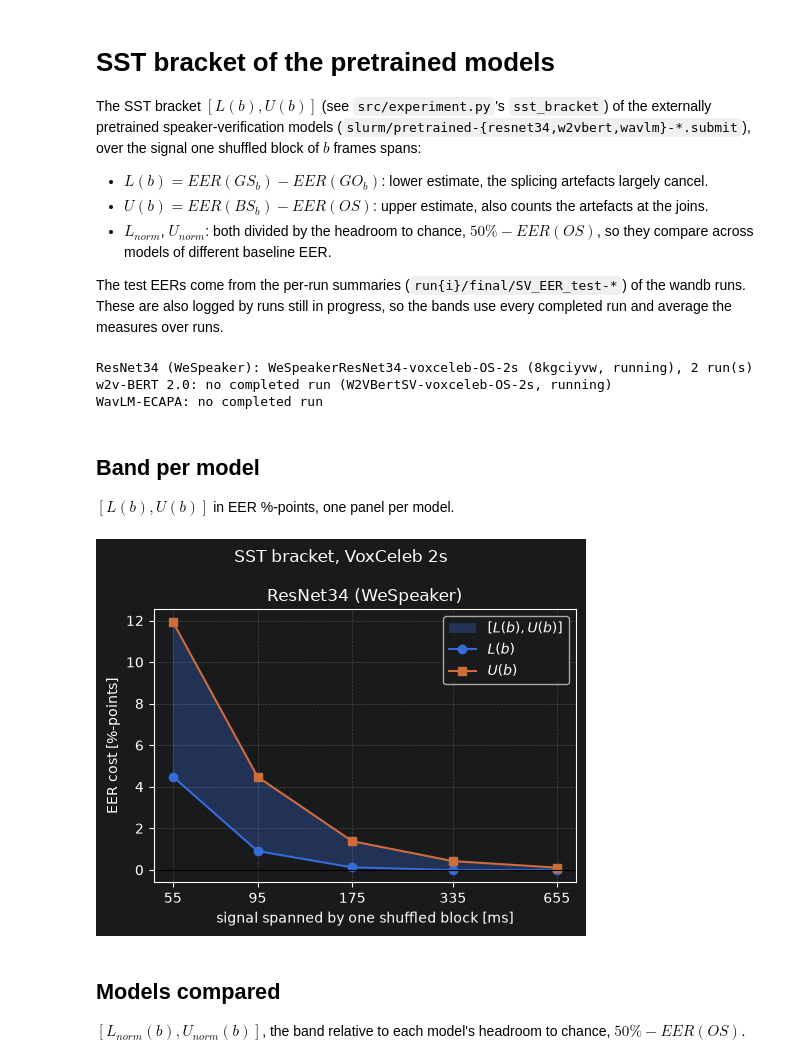
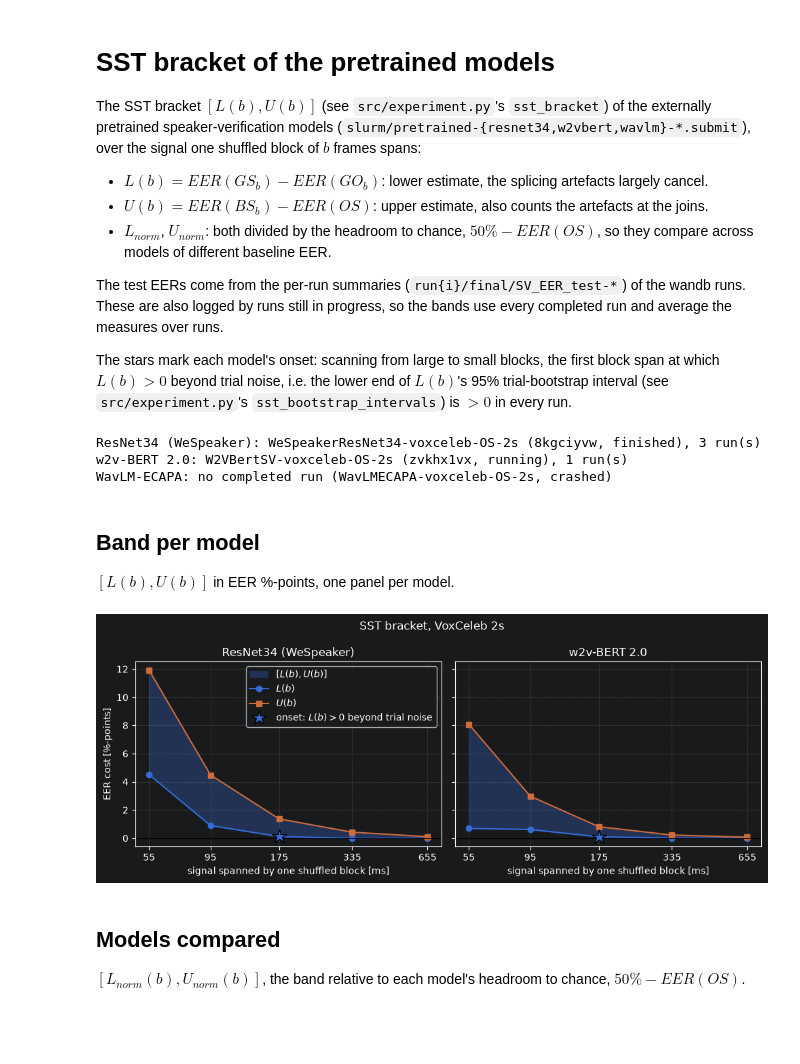
Before and after one commit to sage-diarization/Speaker-Recognition-Supra-Segmental-Temporal-Features, a Jupyter notebook: doc/sst-bracket-pretrained.ipynb, the cells around one changed output. Saved outputs shown, nothing was run; the diff lists cells and outputs as text; code cells hidden in the pictures; blank space fills up the shorter version.

```diff
--- a/doc/sst-bracket-pretrained.ipynb
+++ b/doc/sst-bracket-pretrained.ipynb
@@ -8,6 +8,8 @@ The SST bracket $[L(b), U(b)]$ (see `src/experiment.py`'s `sst_bracket`) of the
 - $L_{norm}$, $U_{norm}$: both divided by the headroom to chance, $50\% - EER(OS)$, so they compare across models of different baseline EER.
 
 The test EERs come from the per-run summaries (`run{i}/final/SV_EER_test-*`) of the wandb runs. These are also logged by runs still in progress, so the bands use every completed run and average the measures over runs.
+
+The stars mark each model's onset: scanning from large to small blocks, the first block span at which $L(b) > 0$ beyond trial noise, i.e. the lower end of $L(b)$'s 95% trial-bootstrap interval (see `src/experiment.py`'s `sst_bootstrap_intervals`) is $> 0$ in every run.
 # %%
 import sys
 from dataclasses import fields
@@ -32,11 +34,14 @@ MODELS = {  # label: model.type
     "WavLM-ECAPA": "WavLMECAPA",
 }
 # %%
-def fetch_bracket(api, model_type):
-    """SST measures of the latest wandb run of model_type: {measure: (block
-    span [ms], mean over runs [%-points or %])}, and the run. None if there is
+def fetch_bracket(api, model_type, variant):
+    """SST measures of the latest wandb run of model_type and variant: {measure: (block
+    span [ms], mean over runs [%-points or %])}, plus "GO"/"GS": (block span [ms],
+    EER(GO_b)/EER(GS_b) [%], "OS": EER(OS) [%] and "onset": the largest
+    block span [ms] at which L(b) > 0 holds beyond trial noise (see
+    mark_onset), and the run. None if there is
     no run, or it hasn't completed a run yet."""
-    runs = api.runs(WANDB_PATH, filters={"display_name": f"{model_type}-voxceleb-OS-{VARIANT}"}, order="-created_at")
+    runs = api.runs(WANDB_PATH, filters={"display_name": f"{model_type}-voxceleb-OS-{variant}"}, order="-created_at")
     if not runs:
         return None, None
     run = runs[0]
@@ -57,23 +62,51 @@ def fetch_bracket(api, model_type):
         for measure in per_run[0]:
             mean = np.mean([values[measure] for values in per_run]) * 100
             measures.setdefault(measure, []).append((transformation.block_span_s(block_size) * 1000, mean))
-    return {measure: tuple(np.array(v) for v in zip(*points)) for measure, points in measures.items()}, (run, len(run_eers))
+        for strategy in ("GO", "GS"):
+            if all(f"{strategy}{block_size}" in eers for eers in run_eers.values()):
+                mean = np.mean([eers[f"{strategy}{block_size}"] for eers in run_eers.values()]) * 100
+                measures.setdefault(strategy, []).append((transformation.block_span_s(block_size) * 1000, mean))
+    measures["OS"] = np.mean([eers["OS"] for eers in run_eers.values()]) * 100
+    measures["onset"] = None
+    for block_size in sorted(BLOCK_SIZES, reverse=True):
+        ci_lows = [summary.get(f"{run_idx}/final/SST_L_b{block_size}_ci_low") for run_idx in run_eers]
+        if all(ci_low is not None and ci_low > 0 for ci_low in ci_lows):
+            measures["onset"] = transformation.block_span_s(block_size) * 1000
+            break
+    return {measure: points if measure in ("OS", "onset") else tuple(np.array(v) for v in zip(*points)) for measure, points in measures.items()}, (run, len(run_eers))
+
+
+def mark_onset(ax, bracket, measure, color=None, label=None):
+    """Star on bracket[measure] (L or L_norm) at the onset: the largest block
+    span, scanning from large to small blocks, at which the lower end of L(b)'s
+    95% trial-bootstrap interval (run{i}/final/SST_L_b{b}_ci_low) is > 0 in
+    every run. L_norm has the same sign as L, so the onset is the same."""
+    if bracket["onset"] is None:
+        return
+    span, values = bracket[measure]
+    ax.plot(bracket["onset"], values[span == bracket["onset"]][0], "*", markersize=16, color=color, markeredgecolor="black", zorder=3, label=label)
+
+
+def fetch_brackets(api, variant):
+    """{label: fetch_bracket's measures} of the MODELS with a completed run."""
+    brackets = {}
+    for label, model_type in MODELS.items():
+        bracket, info = fetch_bracket(api, model_type, variant)
+        if bracket is None:
+            print(f"{label}: no completed run" + (f" ({info.name}, {info.state})" if info else ""))
+            continue
+        run, num_runs = info
+        print(f"{label}: {run.name} ({run.id}, {run.state}), {num_runs} run(s)")
+        brackets[label] = bracket
+    return brackets
 
 
 api = wandb.Api()
-brackets = {}
-for label, model_type in MODELS.items():
-    bracket, info = fetch_bracket(api, model_type)
-    if bracket is None:
-        print(f"{label}: no completed run" + (f" ({info.name}, {info.state})" if info else ""))
-        continue
-    run, num_runs = info
-    print(f"{label}: {run.name} ({run.id}, {run.state}), {num_runs} run(s)")
-    brackets[label] = bracket
+brackets = fetch_brackets(api, VARIANT)
 # %% [output]
-ResNet34 (WeSpeaker): WeSpeakerResNet34-voxceleb-OS-2s (8kgciyvw, running), 2 run(s)
-w2v-BERT 2.0: no completed run (W2VBertSV-voxceleb-OS-2s, running)
-WavLM-ECAPA: no completed run
+ResNet34 (WeSpeaker): WeSpeakerResNet34-voxceleb-OS-2s (8kgciyvw, finished), 3 run(s)
+w2v-BERT 2.0: W2VBertSV-voxceleb-OS-2s (zvkhx1vx, running), 1 run(s)
+WavLM-ECAPA: no completed run (WavLMECAPA-voxceleb-OS-2s, crashed)
 # %% [markdown]
 ## Band per model
 
@@ -81,24 +114,25 @@ $[L(b), U(b)]$ in EER %-points, one panel per model.
 # %%
 fig, axes = plt.subplots(1, len(brackets), figsize=(5 * len(brackets), 4), sharey=True, squeeze=False)
 for ax, (label, bracket) in zip(axes[0], brackets.items()):
     span, lower = bracket["L"]
     _, upper = bracket["U"]
     ax.fill_between(span, lower, upper, alpha=0.3, label="$[L(b), U(b)]$")
     ax.plot(span, lower, "o-", label="$L(b)$")
     ax.plot(span, upper, "s-", label="$U(b)$")
+    mark_onset(ax, bracket, "L", color="C0", label="onset: $L(b) > 0$ beyond trial noise")
     ax.axhline(0, color="black", linewidth=0.8)
     ax.set_xscale("log")
     ax.set_xticks(span, [f"{s:.0f}" for s in span])
     ax.minorticks_off()
     ax.set_title(label)
     ax.set_xlabel("signal spanned by one shuffled block [ms]")
     ax.grid(alpha=0.3, linestyle="--")
 axes[0][0].set_ylabel("EER cost [%-points]")
 axes[0][0].legend()
 fig.suptitle(f"SST bracket, VoxCeleb {VARIANT}")
 plt.tight_layout()
 # %% [output]
-[figure, old version]
+[figure, new version]
 # %% [markdown]
 ## Models compared
 
```
Also changed, not shown: parts of 5 cells of this notebook, 4 other files.
